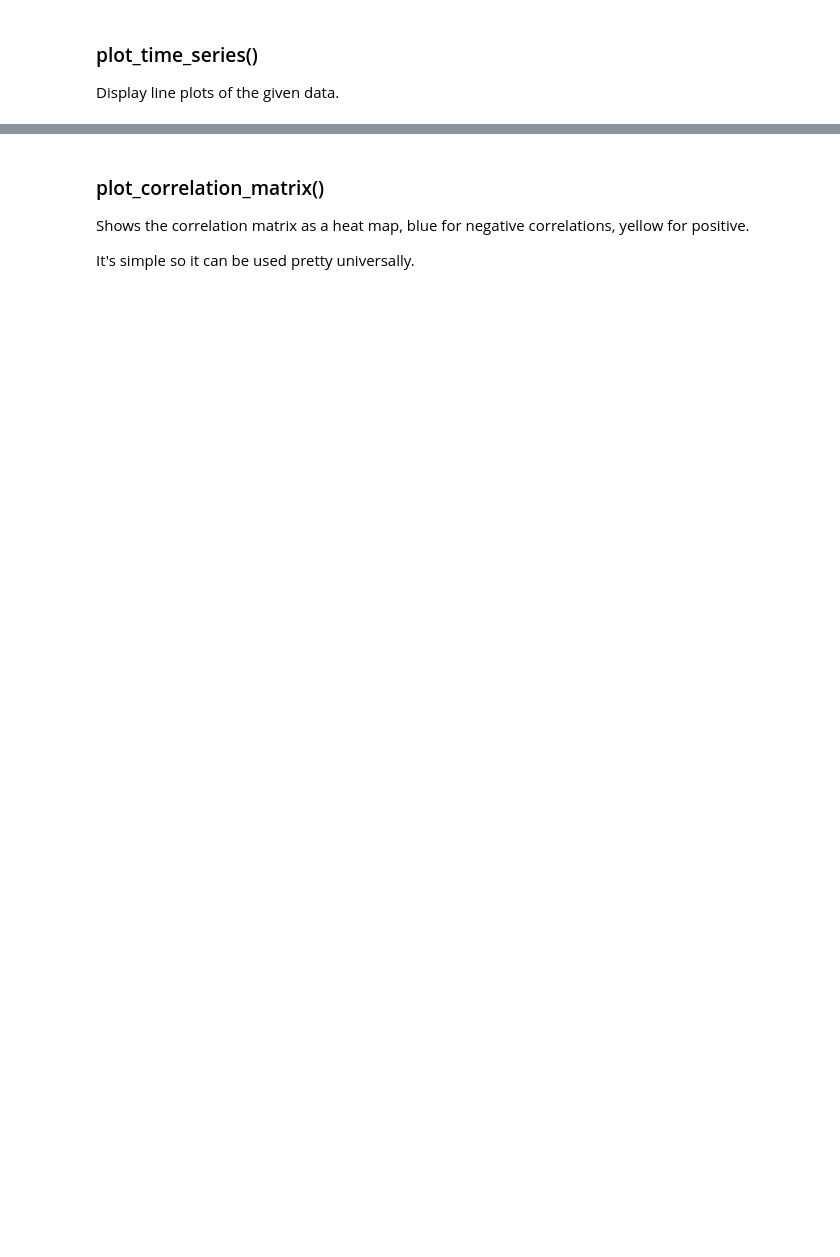
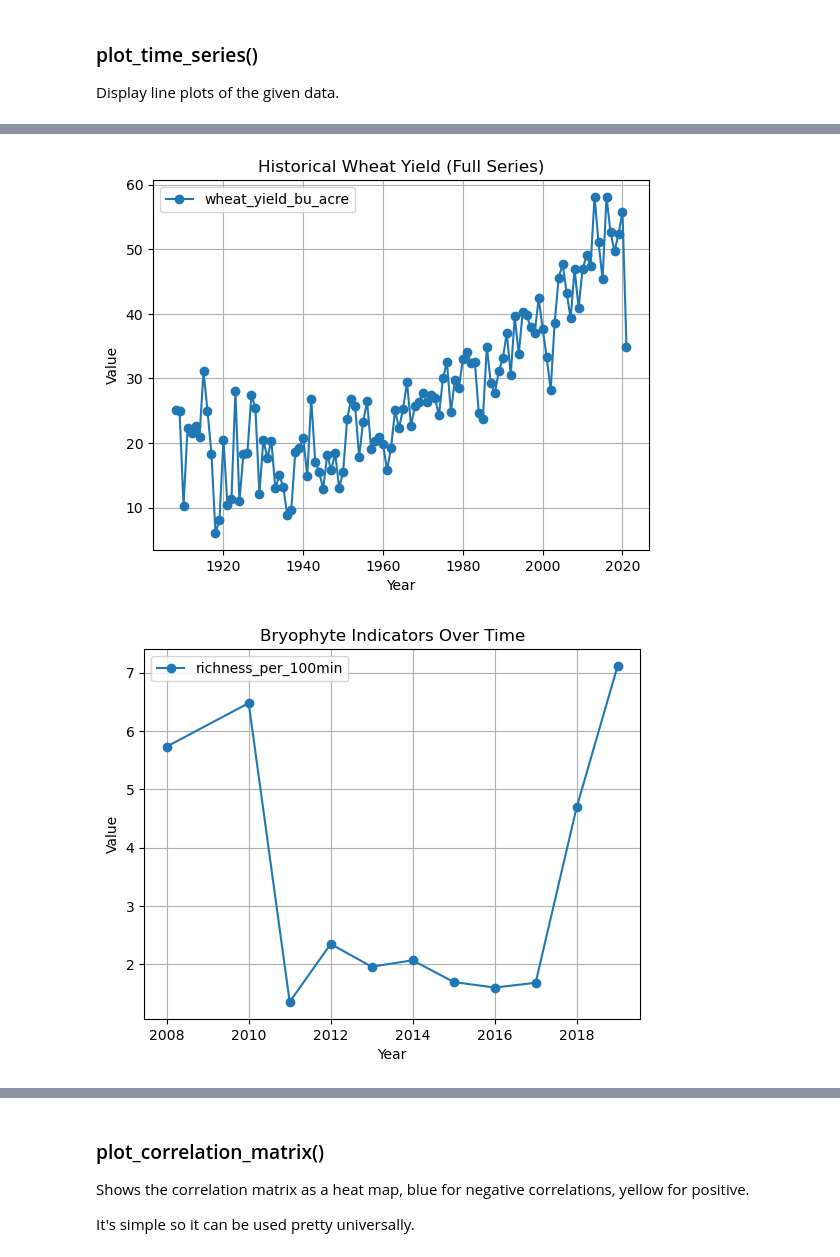
Before and after one commit to ejnez/GradientDescent_195_Project, a Jupyter notebook: EDA.ipynb, the cells around one changed output, grey strips where cells are left out. Saved outputs shown, nothing was run; the diff lists cells and outputs as text; code cells hidden in the pictures; blank space fills up the shorter version.

```diff
--- a/EDA.ipynb
+++ b/EDA.ipynb
@@ -11,7 +11,7 @@ EDA visualizations: yield trends over time, bryophyte species richness and ident
 # %%
 
 DATA_DIR = "preprocessing_results"
-DATA_FULL_FILE = "EDA_merged_ABC_2010_2019.csv"
+DATA_FULL_FILE = "EDA_merged_ABC_2008_2010_2019.csv"
 DATA_WHEAT_FILE = "wheat_yield_full_historical.csv"
 
 df = pd.read_csv(os.path.join(DATA_DIR, DATA_FULL_FILE))
@@ -41,18 +47,20 @@ def plot_time_series(df, columns, title):
 # %%
 # Used to reveal interactions
-df['temp_richness_interaction'] = df['mean_summer_temp_C'] * df['richness_per_site']
 
 plot_time_series(wheat_full, ["wheat_yield_bu_acre"], "Historical Wheat Yield (Full Series)")
 
-plot_time_series(df, ["richness_per_site", "ids_per_site"], "Bryophyte Indicators Over Time")
+plot_time_series(df, ["richness_per_100min"], "Bryophyte Indicators Over Time")
 
 plot_time_series(
     df,
         [
             "mean_summer_temp_C",
             "total_growing_precip_mm",
             "frost_free_days",
             "spring_temp_anomaly_C"
         ],
         "Climate Variables Over Time"
 )
+# %% [output]
+[figure, added]
+[figure, added]
```
Also changed, not shown: parts of 11 cells of this notebook, 17 other files.
